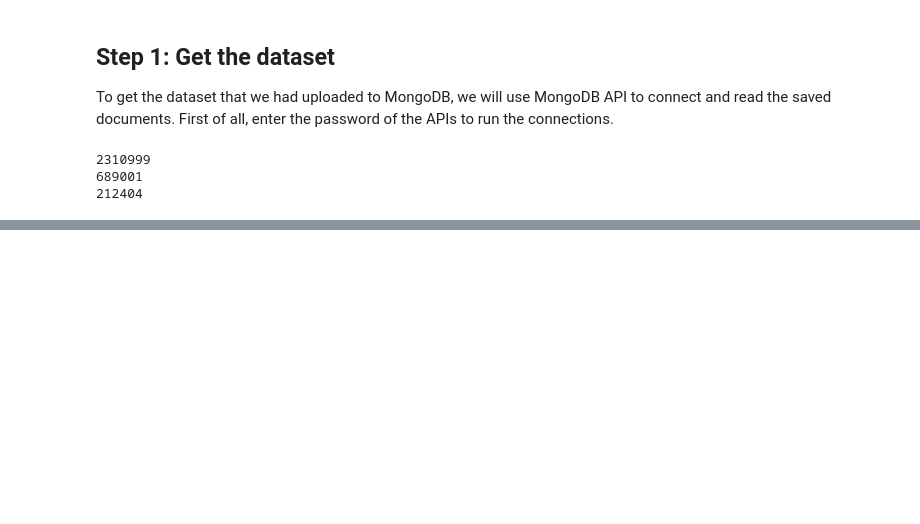
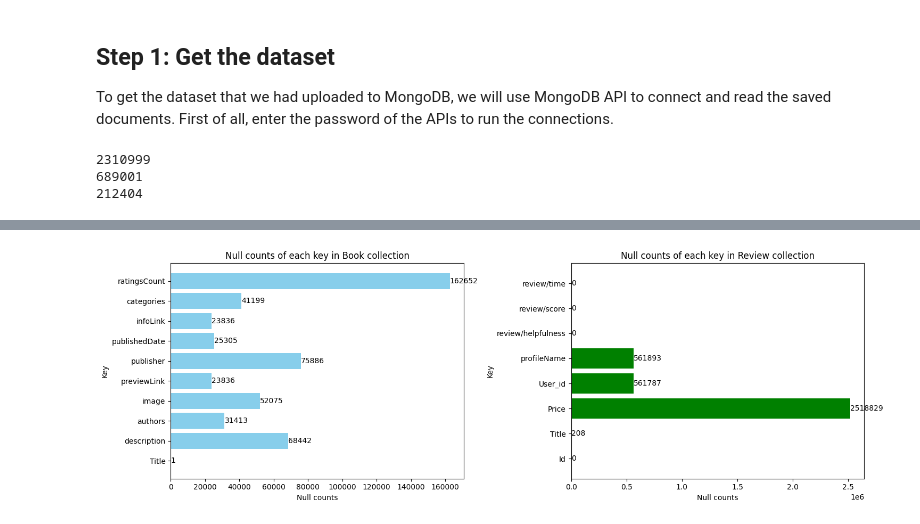
Before and after one commit to ngthiennhan2002/Amazon-Books_Reviews, a Jupyter notebook: amazon_books_reviews.ipynb, the cells around one changed output, grey strips where cells are left out. Saved outputs shown, nothing was run; the diff lists cells and outputs as text; code cells hidden in the pictures; blank space fills up the shorter version.

```diff
--- a/amazon_books_reviews.ipynb
+++ b/amazon_books_reviews.ipynb
@@ -95,0 +76,5 @@ print(book_list[0])
+# %%
+# A sample to find a list of 10 books containing the given name
+documents = book_collection.find({'Title': { "$regex": 'Harry Potter', "$options": "i" }}).limit(10)
+for doc in documents:
+    print(doc)
@@ -95,0 +92,3 @@ print(book_list[0])
+# %%
+book_fields = ['Title', 'description', 'authors', 'image', 'previewLink', 'publisher', 'publishedDate', 'infoLink', 'categories', 'ratingsCount']
+review_fields = ['Id', 'Title', 'Price', 'User_id', 'profileName', 'review/helpfulness', 'review/score', 'review/time']
@@ -95,0 +137,4 @@ print(book_list[0])
+# %%
+# A sample to get a list of books containing null value for each field
+print('Book collection: Number of null values')
+book_null_values = null_list(book_collection, book_fields)
@@ -95,0 +154,4 @@ print(book_list[0])
+# %%
+# A sample to get a list of books containing null value for each field
+print('Review collection: Number of null values')
+review_null_values = null_list(review_collection_1, review_fields, review_collection_2)
@@ -95,0 +169,38 @@ print(book_list[0])
+# %%
+# BOOK COLLECTION
+# Intialize x and y of the graph to show how many values in each field of the 'Book collection' are null
+x1 = [list(d.keys())[0] for d in book_null_values]
+y1 = [list(d.values())[0] for d in book_null_values]
+
+# Graphing null counts
+plt.figure(figsize=(15, 5))
+
+plt.subplot(1, 2, 1)
+bars = plt.barh(x1, y1, color='skyblue')
+plt.xlabel('Null counts')
+plt.ylabel('Key')
+plt.title('Null counts of each key in Book collection')
+
+for bar, null_count in zip(bars, y1):
+    plt.text(bar.get_width(), bar.get_y() + bar.get_height()/2, f'{null_count}', ha='left', va='center')
+
+
+# REVIEW COLLECTION
+# Intialize x and y of the graph to show how many values in each field of the 'Review collection' are null
+x2 = [list(d.keys())[0] for d in review_null_values]
+y2 = [list(d.values())[0] for d in review_null_values]
+
+# Graphing null counts
+plt.subplot(1, 2, 2)
+bars = plt.barh(x2, y2, color='green')
+plt.xlabel('Null counts')
+plt.ylabel('Key')
+plt.title('Null counts of each key in Review collection')
+
+for bar, null_count in zip(bars, y2):
+    plt.text(bar.get_width(), bar.get_y() + bar.get_height()/2, f'{null_count}', ha='left', va='center')
+
+plt.tight_layout()
+plt.show()
+# %% [output]
+[figure, added]
```
Also changed, not shown: parts of 17 cells of this notebook.
